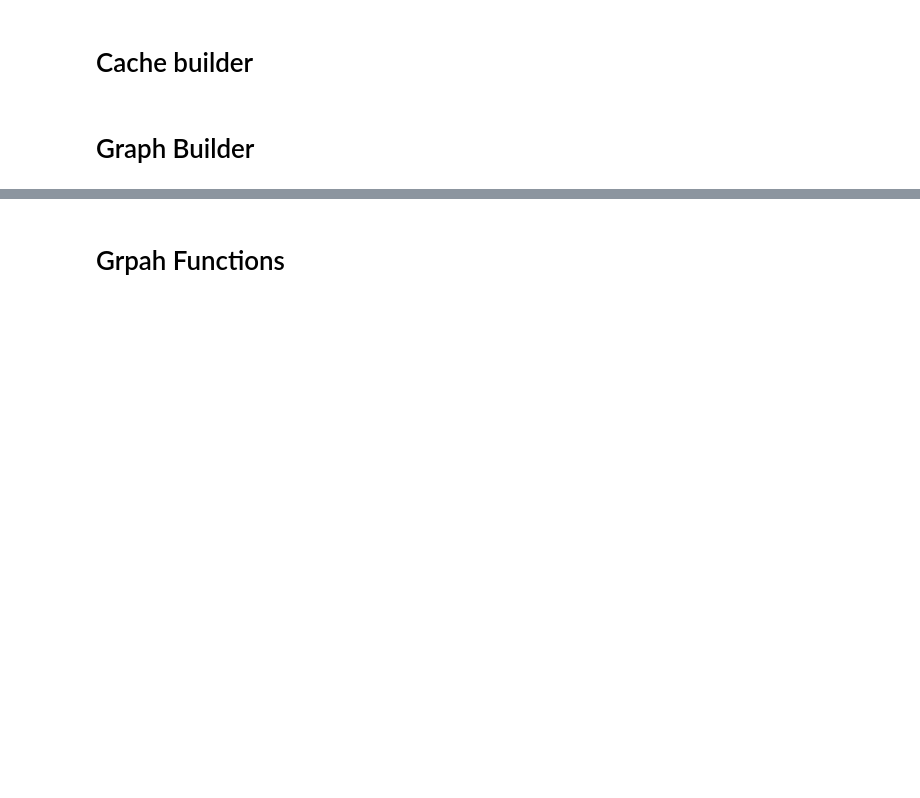
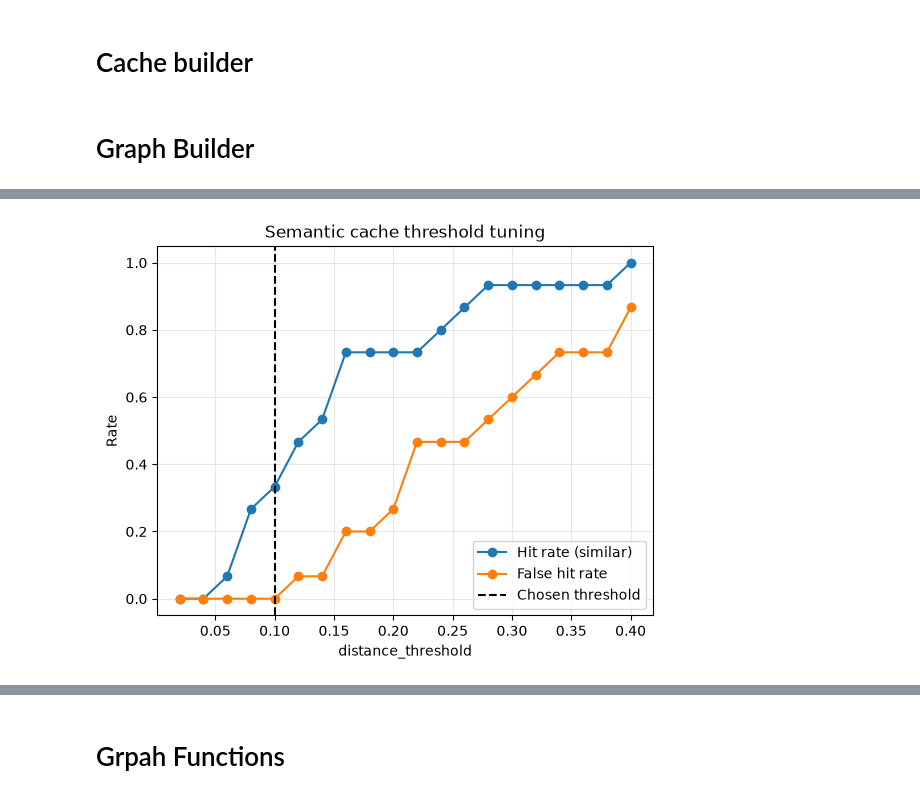
Before and after one commit to kuntal2022/Semantic_Cache_Rag_Demo, a Jupyter notebook: semantic_cashe_demo.ipynb, the cells around one changed output, grey strips where cells are left out. Cells and saved outputs as stored; diff of their text form; code cells hidden in the pictures; blank space fills up the shorter version.

```diff
--- a/semantic_cashe_demo.ipynb
+++ b/semantic_cashe_demo.ipynb
@@ -161,0 +204,88 @@ class RagState(TypedDict):
+# %%
+import numpy as np
+import pandas as pd
+
+from redisvl.utils.vectorize import OpenAITextVectorizer
+
+
+
+vectorizer = OpenAITextVectorizer(model="text-embedding-3-small")
+# vectorizer = wahi jo SemanticCache mein use kar rahe ho
+# label 1 = same intent (hit hona chahiye), 0 = alag intent (hit nahi hona chahiye)
+pairs = [
+    # ---- label 1: same intent, different wording (should HIT) ----
+    ("What is the primary outcome of the TECOS study?", "What was the primary endpoint in TECOS?", 1),
+    ("How many patients were enrolled in TECOS?", "What was the total number of participants in the TECOS trial?", 1),
+    ("What are the side effects of sitagliptin?", "What adverse effects were reported with sitagliptin?", 1),
+    ("What was the hazard ratio for the primary composite outcome?", "What hazard ratio was reported for the primary composite endpoint?", 1),
+    ("Which year was the EMPA-REG OUTCOME study published?", "When was the EMPA-REG OUTCOME trial published?", 1),
+    ("What drug was compared with placebo in TECOS?", "Which drug was tested against placebo in the TECOS trial?", 1),
+    ("Did sitagliptin increase the risk of pancreatitis?", "Was there a higher risk of pancreatitis with sitagliptin?", 1),
+    ("What was the follow-up duration of the study?", "How long were the patients followed up in the trial?", 1),
+    ("What was the p-value for the primary outcome?", "What p-value was reported for the primary endpoint?", 1),
+    ("What were the inclusion criteria of the trial?", "Which patients were eligible to be included in the trial?", 1),
+    ("Which population was studied in the trial?", "What type of patients were included in the study?", 1),
+    ("What was the rate of severe hypoglycemia?", "How often did severe hypoglycemia occur?", 1),
+    ("What is the conclusion of the study?", "What did the authors conclude from the trial?", 1),
+    ("What was the median age of participants?", "What was the average age of the patients in the study?", 1),
+    ("Was the trial double blind?", "Was the study conducted as a double-blind trial?", 1),
+
+    # ---- label 0: similar wording, different intent (should MISS) ----
+    ("What is the primary outcome of TECOS?", "What is the primary outcome of EMPA-REG OUTCOME?", 0),
+    ("What are the side effects of sitagliptin?", "What is the dose of sitagliptin?", 0),
+    ("How many patients were enrolled in TECOS?", "How many patients died in TECOS?", 0),
+    ("What was the hazard ratio for the primary outcome?", "What was the hazard ratio for heart failure hospitalization?", 0),
+    ("What was the p-value for the primary outcome?", "What was the confidence interval for the primary outcome?", 0),
+    ("What was the rate of severe hypoglycemia?", "What was the rate of acute pancreatitis?", 0),
+    ("What were the inclusion criteria?", "What were the exclusion criteria?", 0),
+    ("Which year was TECOS published?", "Which year did TECOS enrollment start?", 0),
+    ("What is the primary outcome of the study?", "What is the secondary outcome of the study?", 0),
+    ("What was the follow-up duration in TECOS?", "What was the dropout rate in TECOS?", 0),
+    ("What is the mechanism of action of sitagliptin?", "What is the mechanism of action of empagliflozin?", 0),
+    ("Did sitagliptin increase the risk of pancreatitis?", "Did sitagliptin increase the risk of cancer?", 0),
+    ("What was the median age of participants?", "What was the median HbA1c at baseline?", 0),
+    ("What is the conclusion of TECOS?", "What are the limitations of TECOS?", 0),
+    ("Was the trial double blind?", "Was the trial funded by industry?", 0),
+]
+
+a = np.array(vectorizer.embed_many([p[0] for p in pairs]))
+b = np.array(vectorizer.embed_many([p[1] for p in pairs]))
+labels = np.array([p[2] for p in pairs])
+
+cos_sim = (a * b).sum(1) / (np.linalg.norm(a, axis=1) * np.linalg.norm(b, axis=1))
+dist = 1 - cos_sim   # RedisVL cosine distance
+
+rows = []
+for t in np.arange(0.02, 0.41, 0.02):
+    hit = dist <= t
+    rows.append({
+        "threshold": round(t, 2),
+        "hit_rate_on_similar": hit[labels == 1].mean(),        # kitne paraphrase pakde
+        "false_hit_rate": hit[labels == 0].mean(),             # galat hit (kam hona chahiye)
+        "precision": (hit & (labels == 1)).sum() / max(hit.sum(), 1),
+    })
+
+df = pd.DataFrame(rows)
+print(df.round(2).to_string(index=False))
+
+safe = df[df["false_hit_rate"] == 0]
+print("\nBest threshold (false hit 0, max hits):",
+      safe.sort_values("threshold").iloc[-1]["threshold"] if len(safe) else "none, pairs ya model dekho")
+
+safe_val=float(safe.sort_values("threshold").iloc[-1]["threshold"])
+
+
+import matplotlib.pyplot as plt
+
+plt.plot(df["threshold"], df["hit_rate_on_similar"], marker="o", label="Hit rate (similar)")
+plt.plot(df["threshold"], df["false_hit_rate"], marker="o", label="False hit rate")
+plt.axvline(safe_val, linestyle="--", color="black", label="Chosen threshold")
+plt.xlabel("distance_threshold")
+plt.ylabel("Rate")
+plt.title("Semantic cache threshold tuning")
+plt.legend()
+plt.grid(alpha=0.3)
+plt.show()
+
+print("Done")
+# %% [output]
@@ -161,0 +309 @@ class RagState(TypedDict):
+[figure, added]
```
Also changed, not shown: parts of 9 cells of this notebook.
